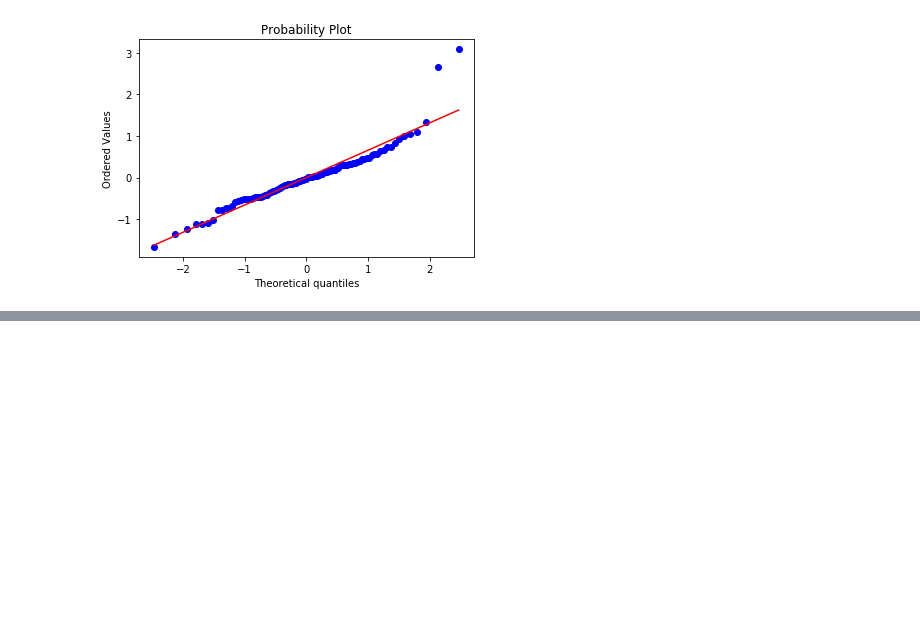
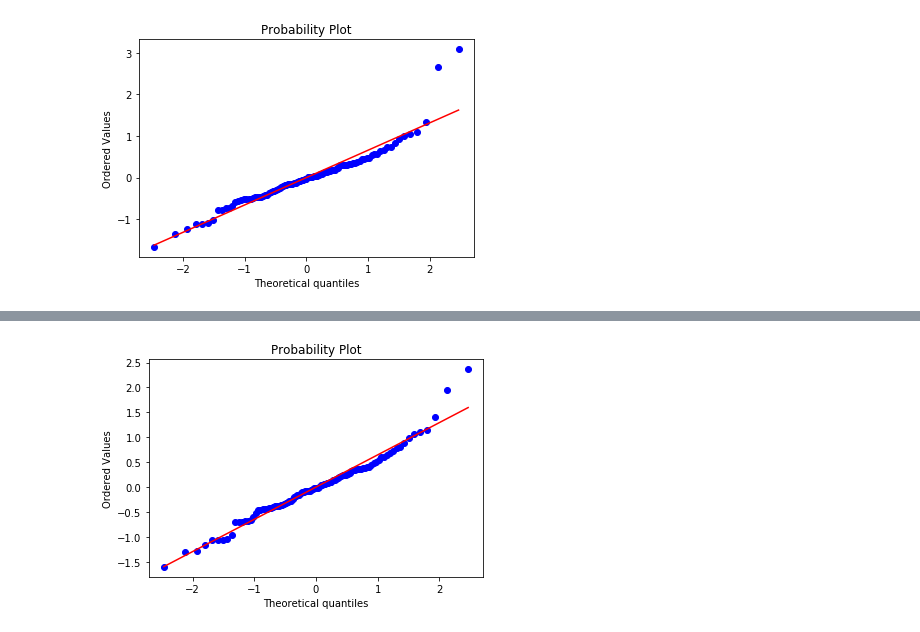
Before and after one commit to bdhammel/bayesian-notes, a Jupyter notebook: bayesian-stats-techniques-and-models/lesson7.ipynb, the cells around one changed output, grey strips where cells are left out. Saved outputs shown, nothing was run; the diff lists cells and outputs as text; code cells hidden in the pictures; blank space fills up the shorter version.

```diff
--- a/bayesian-stats-techniques-and-models/lesson7.ipynb
+++ b/bayesian-stats-techniques-and-models/lesson7.ipynb
@@ -206,0 +253,4 @@ stats.probplot(residules, dist="norm", plot=plt);
+# %%
+stats.probplot(residules, dist="norm", plot=plt);
+# %% [output]
+[figure, added]
```
Also changed, not shown: parts of 27 cells of this notebook.
